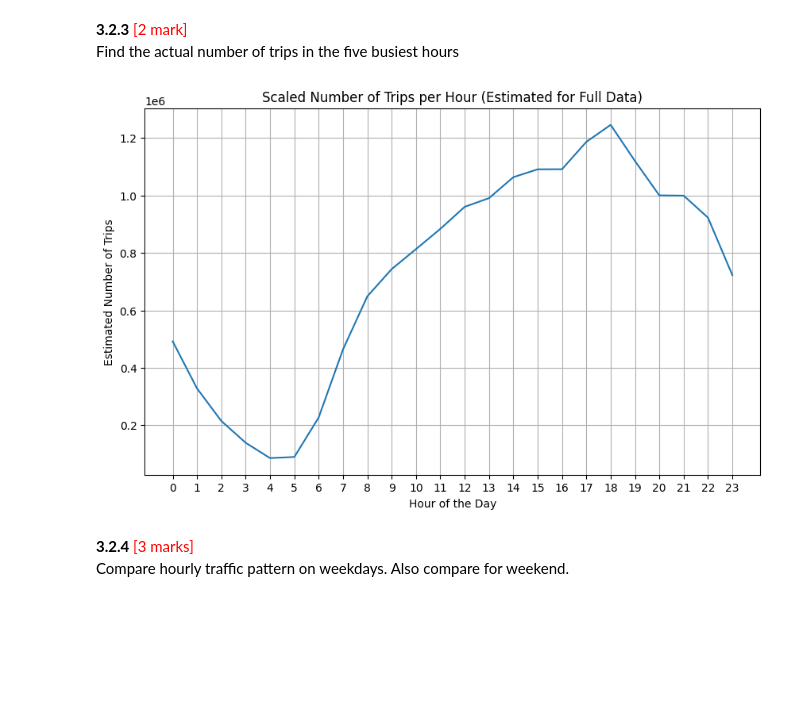
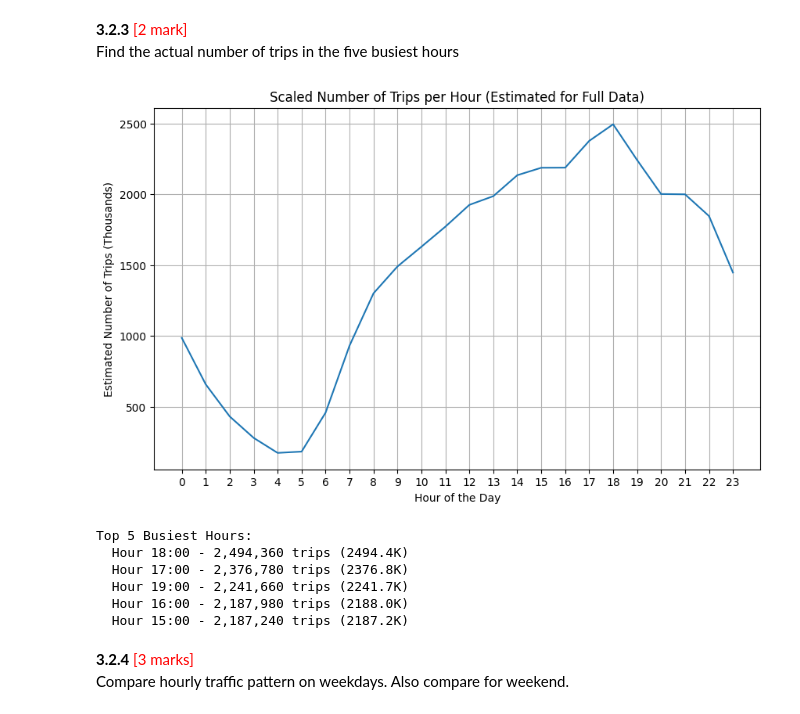
Before and after one commit to kumarsirish/IIITB, a Jupyter notebook: EDA/notebook_NYC_Taxi/EDA_Assg_NYC_Taxi_Starter.ipynb, the cells around one changed output. Saved outputs shown, nothing was run; the diff lists cells and outputs as text; code cells hidden in the pictures; blank space fills up the shorter version.

```diff
--- a/EDA/notebook_NYC_Taxi/EDA_Assg_NYC_Taxi_Starter.ipynb
+++ b/EDA/notebook_NYC_Taxi/EDA_Assg_NYC_Taxi_Starter.ipynb
@@ -665,7 +687,7 @@ plt.show()
 #From the figure above, we can see that there are potential outliers in fare_amount, tip_amount, total_amount, extra, tolls_amount columns.
 #We will handle these outliers in the next steps.
 # Handle outliers using IQR method
-cols_to_check = ['trip_distance', 'fare_amount', 'tip_amount', 'total_amount', 'extra', 'tolls_amount']
+cols_to_check = ['trip_distance', 'fare_amount', 'tip_amount', 'total_amount', 'extra']
 for col in cols_to_check:
     Q1 = df[col].quantile(0.05)
     Q3 = df[col].quantile(0.95)
@@ -747,6 +768,10 @@ print("Number of problematic rows with invalid RatecodeID", len(problematic_rows
 if len(problematic_rows) > 0:
     df = df.drop(problematic_rows.index)
 
+problematic_rows = df[df['trip_distance'] >= 250]
+print("Number of problematic rows with very high trip_distance", len(problematic_rows))
+if len(problematic_rows) > 0:
+    df = df.drop(problematic_rows.index)
 
 print(f"Original rows count: {original_rows_count} rows dropped {original_rows_count- len(df)}, Percentage dropped: {((original_rows_count - len(df)) / original_rows_count) * 100:.2f}%   ")
 # %% [output]
@@ -1410,20 +1440,32 @@ Find the actual number of trips in the five busiest hours
 # %%
 # Scale up the number of trips
 
-# Fill in the value of your sampling fraction and use that to scale up the numbers
-sample_fraction = 0.5  # 5% sampling
-scaling_factor = 5 / sample_fraction
+sample_fraction = 0.05
+scaling_factor = 1 / sample_fraction  # This gives 20 (100% / 5%)
 scaled_hourly_trip_counts = hourly_trip_counts * scaling_factor
+
 plt.figure(figsize=(10, 6))
-sns.lineplot(x=scaled_hourly_trip_counts.index, y=scaled_hourly_trip_counts.values)
+sns.lineplot(x=scaled_hourly_trip_counts.index, y=scaled_hourly_trip_counts.values / 1000)
 plt.title('Scaled Number of Trips per Hour (Estimated for Full Data)')
 plt.xlabel('Hour of the Day')
-plt.ylabel('Estimated Number of Trips')
+plt.ylabel('Estimated Number of Trips (Thousands)')
 plt.xticks(range(0, 24))
 plt.grid()
 plt.show()
+
+# Find and display the 5 busiest hours
+busiest_hours = scaled_hourly_trip_counts.nlargest(5)
+print("\nTop 5 Busiest Hours:")
+for hour, trips in busiest_hours.items():
+    print(f"  Hour {hour:02d}:00 - {trips:,.0f} trips ({trips/1000:.1f}K)")
 # %% [output]
-[figure, old version]
+[figure, new version]
+Top 5 Busiest Hours:
+  Hour 18:00 - 2,494,360 trips (2494.4K)
+  Hour 17:00 - 2,376,780 trips (2376.8K)
+  Hour 19:00 - 2,241,660 trips (2241.7K)
+  Hour 16:00 - 2,187,980 trips (2188.0K)
+  Hour 15:00 - 2,187,240 trips (2187.2K)
 # %% [markdown]
 **3.2.4** <font color = red>[3 marks]</font> <br>
 Compare hourly traffic pattern on weekdays. Also compare for weekend.
```
Also changed, not shown: parts of 37 cells of this notebook, 2 other files.
